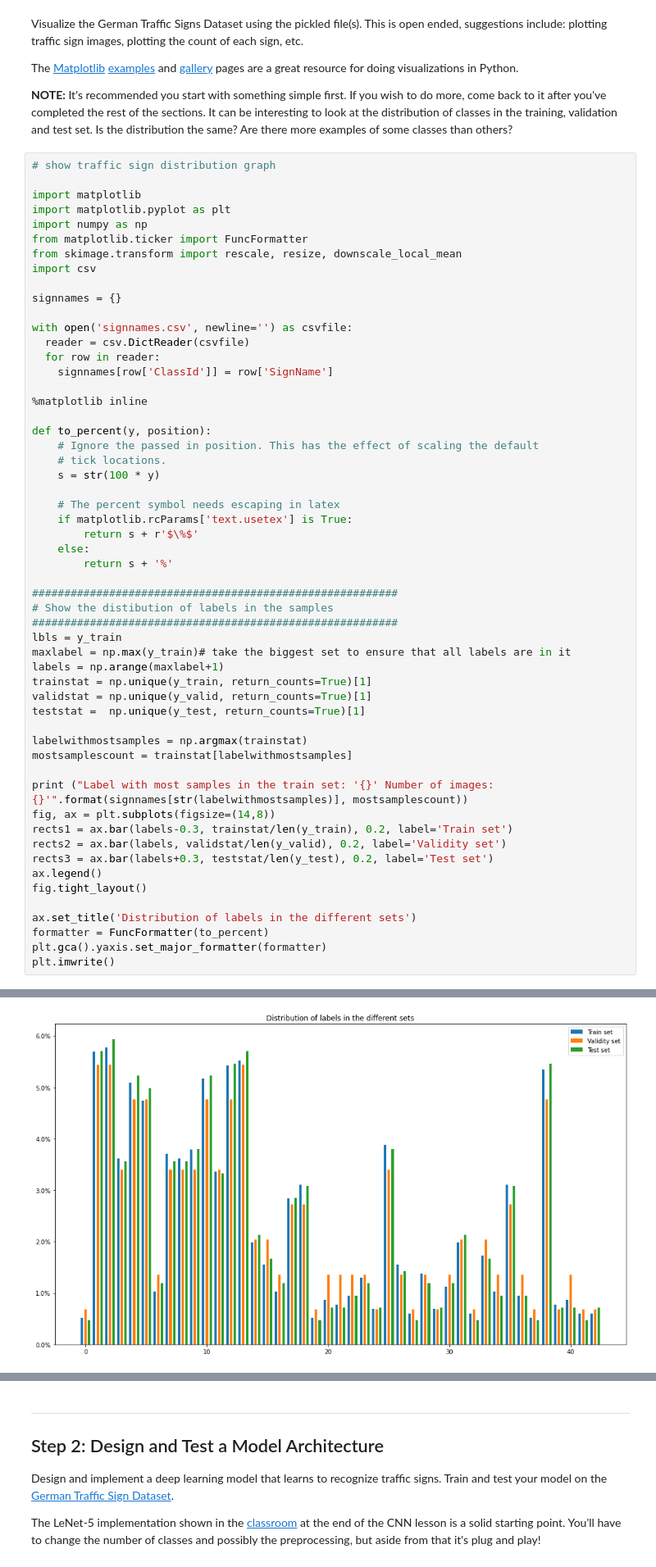
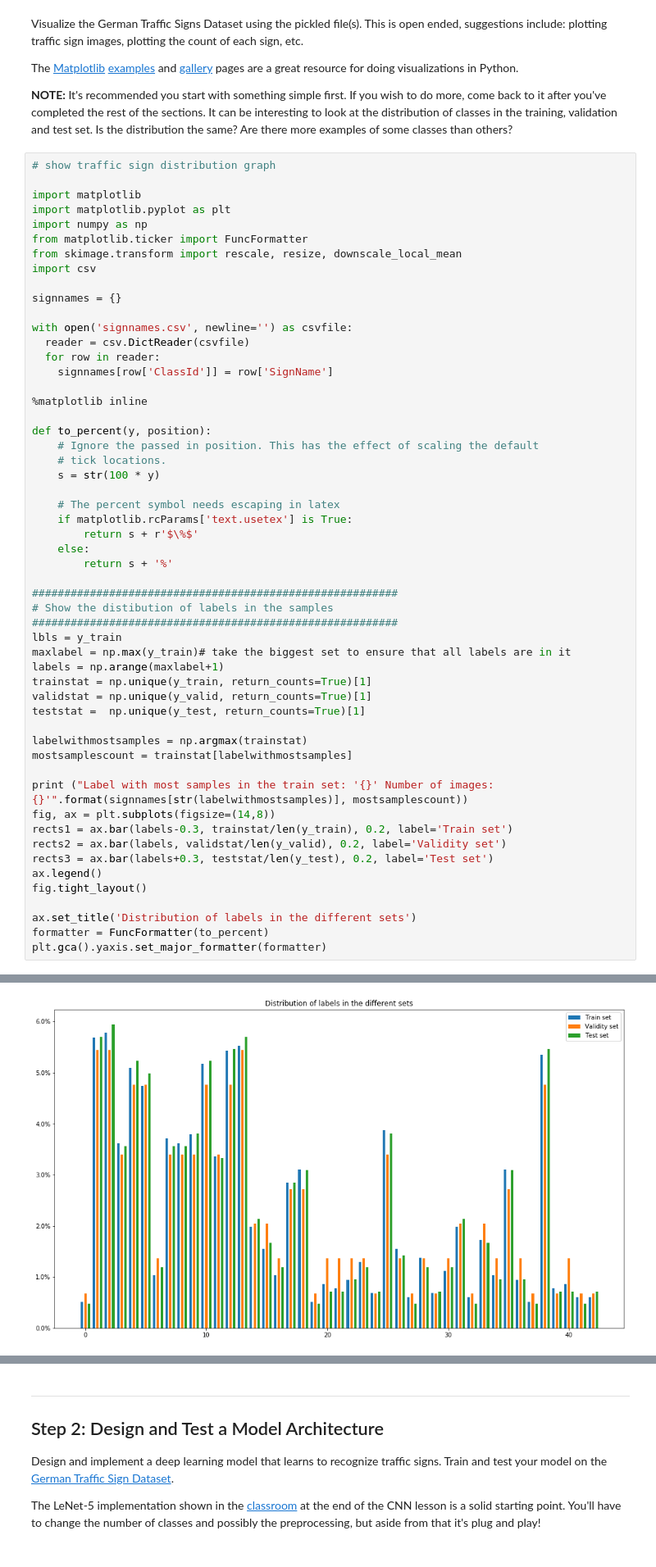
Before and after one commit to danthe42/CarND-Traffic-Sign-Classifier-Project, a Jupyter notebook: Traffic_Sign_Classifier.ipynb, the cells around one changed output, grey strips where cells are left out. Shown: that part at 82% size. Cells and saved outputs as stored; diff of their text form.

```diff
--- a/Traffic_Sign_Classifier.ipynb
+++ b/Traffic_Sign_Classifier.ipynb
@@ -157,35 +149,34 @@ def to_percent(y, position):
         return s + r'$\%$'
     else:
         return s + '%'
 
 #########################################################
 # Show the distibution of labels in the samples
 #########################################################
 lbls = y_train
 maxlabel = np.max(y_train)# take the biggest set to ensure that all labels are in it
 labels = np.arange(maxlabel+1)
 trainstat = np.unique(y_train, return_counts=True)[1]
 validstat = np.unique(y_valid, return_counts=True)[1]
 teststat =  np.unique(y_test, return_counts=True)[1]
 
 labelwithmostsamples = np.argmax(trainstat)
 mostsamplescount = trainstat[labelwithmostsamples]
 
 print ("Label with most samples in the train set: '{}' Number of images: {}'".format(signnames[str(labelwithmostsamples)], mostsamplescount))
 fig, ax = plt.subplots(figsize=(14,8))
 rects1 = ax.bar(labels-0.3, trainstat/len(y_train), 0.2, label='Train set')
 rects2 = ax.bar(labels, validstat/len(y_valid), 0.2, label='Validity set')
 rects3 = ax.bar(labels+0.3, teststat/len(y_test), 0.2, label='Test set')
 ax.legend()
 fig.tight_layout()
 
 ax.set_title('Distribution of labels in the different sets')
 formatter = FuncFormatter(to_percent)
 plt.gca().yaxis.set_major_formatter(formatter)
-plt.imwrite()
 # %% [output]
 Label with most samples in the train set: 'Speed limit (50km/h)' Number of images: 2010'
-[figure, old version]
+[figure, new version]
 # %%
 #########################################################
 # Show a few random traffic signs from the train set
```
Also changed, not shown: parts of 12 cells of this notebook.
